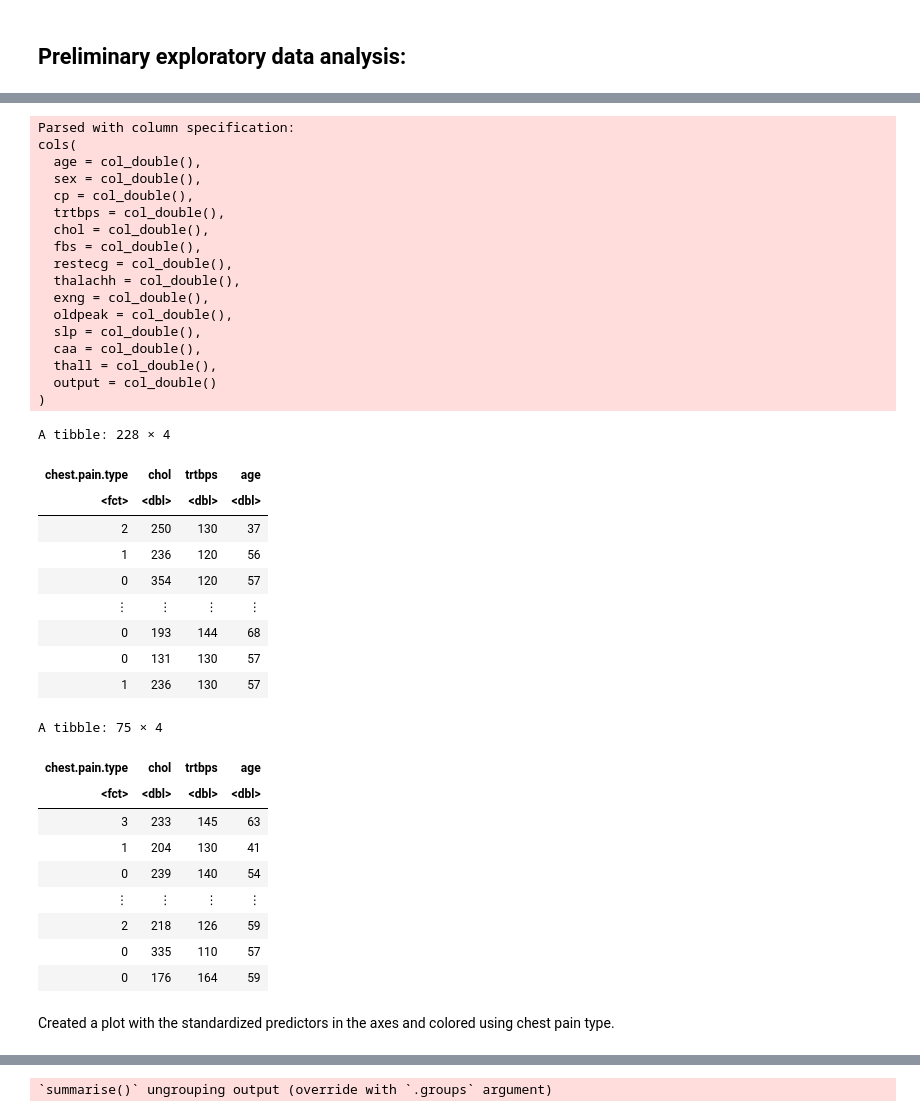
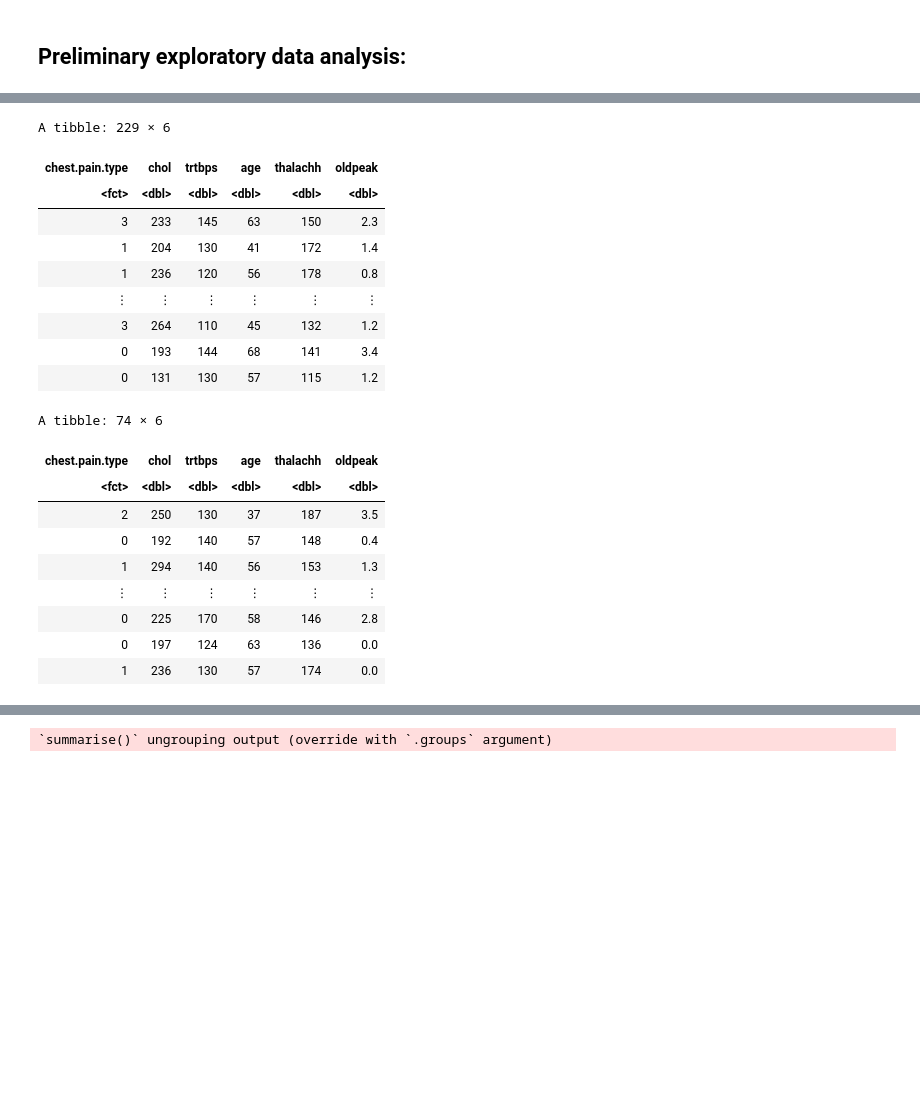
Before and after one commit to AlexLuo602/group26v2, a Jupyter notebook: Proposal.ipynb, the cells around one changed output, grey strips where cells are left out. Saved outputs shown, nothing was run; the diff lists cells and outputs as text; code cells hidden in the pictures; blank space fills up the shorter version.

```diff
--- a/Proposal.ipynb
+++ b/Proposal.ipynb
@@ -57,56 +129,33 @@ Load training and test data
 # %%
-url <- "https://raw.githubusercontent.com/AlexLuo602/group26v2/main/heart.csv"
+# split data into training and testing sets
+select_heart_csv <- heart_csv %>%
+    mutate(chest.pain.type = as_factor(cp)) %>%
+    select(chest.pain.type, chol, trtbps, age, thalachh, oldpeak)
 
-download.file(url, destfile = "heart.csv")
-
-heart_csv <- read_csv("heart.csv") %>%
-    mutate(chest.pain.type = as_factor(cp)) %>%
-    select(chest.pain.type, chol, trtbps, age)
-
-
-heart_split <- initial_split(heart_csv, prop = 0.75, strata = chest.pain.type)
+heart_split <- initial_split(select_heart_csv, prop = 0.75, strata = chest.pain.type)
 heart_train <- training(heart_split)
 heart_test <- testing(heart_split)
 
 heart_train
 heart_test
 # %% [output]
-Parsed with column specification:
-cols(
-  age = col_double(),
-  sex = col_double(),
-  cp = col_double(),
-  trtbps = col_double(),
-  chol = col_double(),
-  fbs = col_double(),
-  restecg = col_double(),
-  thalachh = col_double(),
-  exng = col_double(),
-  oldpeak = col_double(),
-  slp = col_double(),
-  caa = col_double(),
-  thall = col_double(),
-  output = col_double()
-)
+A tibble: 229 × 6
+| chest.pain.type | chol | trtbps | age | thalachh | oldpeak |
+| <fct> | <dbl> | <dbl> | <dbl> | <dbl> | <dbl> |
+| 3 | 233 | 145 | 63 | 150 | 2.3 |
+| 1 | 204 | 130 | 41 | 172 | 1.4 |
+| 1 | 236 | 120 | 56 | 178 | 0.8 |
+| ⋮ | ⋮ | ⋮ | ⋮ | ⋮ | ⋮ |
+| 3 | 264 | 110 | 45 | 132 | 1.2 |
+| 0 | 193 | 144 | 68 | 141 | 3.4 |
+| 0 | 131 | 130 | 57 | 115 | 1.2 |
-A tibble: 228 × 4
+A tibble: 74 × 6
-| chest.pain.type | chol | trtbps | age |
-| <fct> | <dbl> | <dbl> | <dbl> |
-| 2 | 250 | 130 | 37 |
-| 1 | 236 | 120 | 56 |
-| 0 | 354 | 120 | 57 |
-| ⋮ | ⋮ | ⋮ | ⋮ |
-| 0 | 193 | 144 | 68 |
-| 0 | 131 | 130 | 57 |
-| 1 | 236 | 130 | 57 |
-A tibble: 75 × 4
-| chest.pain.type | chol | trtbps | age |
-| <fct> | <dbl> | <dbl> | <dbl> |
-| 3 | 233 | 145 | 63 |
-| 1 | 204 | 130 | 41 |
-| 0 | 239 | 140 | 54 |
-| ⋮ | ⋮ | ⋮ | ⋮ |
-| 2 | 218 | 126 | 59 |
-| 0 | 335 | 110 | 57 |
-| 0 | 176 | 164 | 59 |
+| chest.pain.type | chol | trtbps | age | thalachh | oldpeak |
+| <fct> | <dbl> | <dbl> | <dbl> | <dbl> | <dbl> |
+| 2 | 250 | 130 | 37 | 187 | 3.5 |
+| 0 | 192 | 140 | 57 | 148 | 0.4 |
+| 1 | 294 | 140 | 56 | 153 | 1.3 |
+| ⋮ | ⋮ | ⋮ | ⋮ | ⋮ | ⋮ |
+| 0 | 225 | 170 | 58 | 146 | 2.8 |
+| 0 | 197 | 124 | 63 | 136 | 0.0 |
+| 1 | 236 | 130 | 57 | 174 | 0.0 |
-# %% [markdown]
-Created a plot with the standardized predictors in the axes and colored using chest pain type.
```
Also changed, not shown: parts of 25 cells of this notebook.
